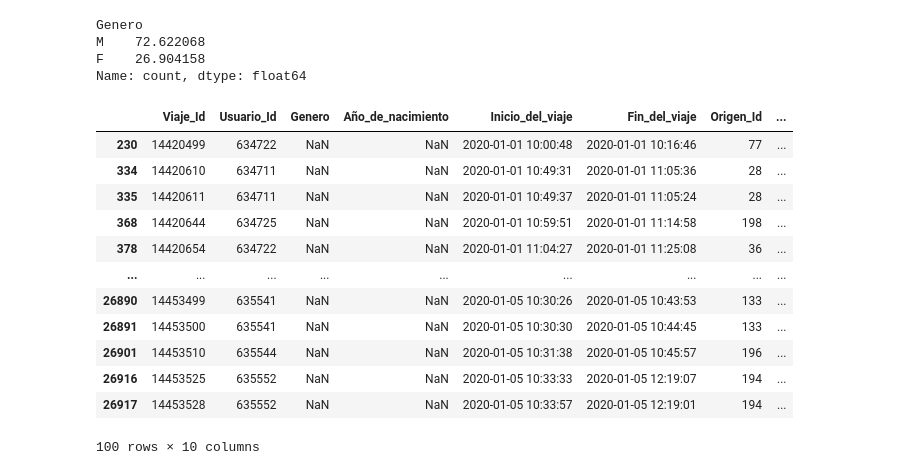
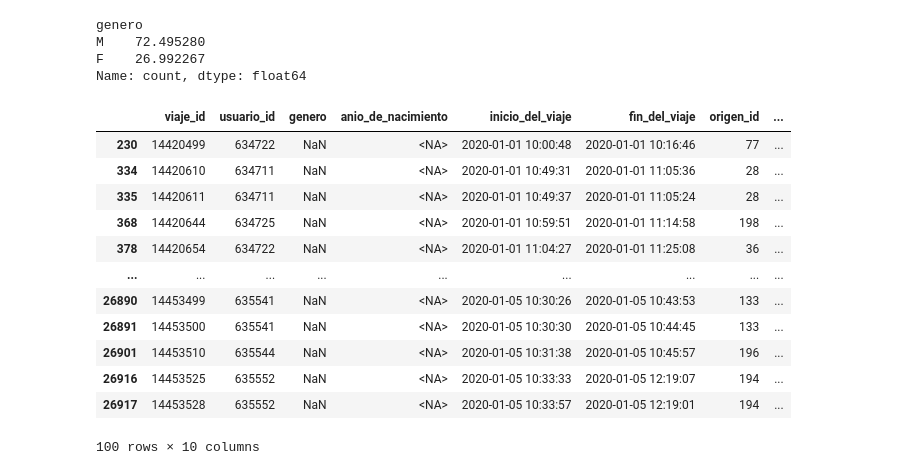
Before and after one commit to sanchezdavilaluisarturo/MLOps-ProyectoMiBici-Equipo7, a Jupyter notebook: notebooks/0.01-fat-exploracion-inicial.ipynb, the cells around one changed output. Saved outputs shown, nothing was run; the diff lists cells and outputs as text; code cells hidden in the pictures.

```diff
--- a/notebooks/0.01-fat-exploracion-inicial.ipynb
+++ b/notebooks/0.01-fat-exploracion-inicial.ipynb
@@ -109,5 +59,11 @@ df["Mes_redondeado"] = redondear_a_primer_dia_del_mes(df["Inicio_del_viaje"])
+# %%
+DATA_DIR = "../data/external"
+df = leer_todos_los_archivos(DATA_DIR)
+# %%
+df = leer_rango(DATA_DIR, (2020, 1), (2026, 9))
 # %%
-groupedby = df.groupby(df["Mes_redondeado"])['Viaje_Id'].count()
+df["mes_redondeado"] = redondear_a_primer_dia_del_mes(df["inicio_del_viaje"])
+groupedby = df.groupby(df["mes_redondeado"])['viaje_id'].count()
 
 plt.plot(groupedby.index, groupedby)
 plt.xlabel("Fecha de inicio de viaje")
@@ -155,7 +109,7 @@ columns_with_variance = null_matrix.loc[:, null_matrix.var() > 0].columns
 # %%
 # Los ids no se deben analizar como numéricos (absurdamente ineficiente, no hacer esto en prod)
 # Solo es para usar bien los describe() por ahora
-id_cols = ["Viaje_Id", "Usuario_Id", "Origen_Id", "Destino_Id"]
+id_cols = ["viaje_id", "usuario_id", "origen_id", "destino_id"]
 df[id_cols] = df[id_cols].astype(str)
 # %%
 cat_cols = df.select_dtypes(include=["str","object"]).columns.tolist()
@@ -180,26 +134,26 @@ cat_stats_df
 # %%
-df["Genero"].value_counts()*100/len(df)
+df["genero"].value_counts()*100/len(df)
 # %% [output]
-Genero
-M    72.622068
-F    26.904158
+genero
+M    72.495280
+F    26.992267
 Name: count, dtype: float64
 # %%
 # Qué ocurre cuando Genero es nulo?
-df[df["Genero"].isnull()].head(100)
+df[df["genero"].isnull()].head(100)
 # %% [output]
-|  | Viaje_Id | Usuario_Id | Genero | Año_de_nacimiento | Inicio_del_viaje | Fin_del_viaje | Origen_Id | ... |
-| 230 | 14420499 | 634722 | NaN | NaN | 2020-01-01 10:00:48 | 2020-01-01 10:16:46 | 77 | ... |
-| 334 | 14420610 | 634711 | NaN | NaN | 2020-01-01 10:49:31 | 2020-01-01 11:05:36 | 28 | ... |
-| 335 | 14420611 | 634711 | NaN | NaN | 2020-01-01 10:49:37 | 2020-01-01 11:05:24 | 28 | ... |
-| 368 | 14420644 | 634725 | NaN | NaN | 2020-01-01 10:59:51 | 2020-01-01 11:14:58 | 198 | ... |
-| 378 | 14420654 | 634722 | NaN | NaN | 2020-01-01 11:04:27 | 2020-01-01 11:25:08 | 36 | ... |
+|  | viaje_id | usuario_id | genero | anio_de_nacimiento | inicio_del_viaje | fin_del_viaje | origen_id | ... |
+| 230 | 14420499 | 634722 | NaN | <NA> | 2020-01-01 10:00:48 | 2020-01-01 10:16:46 | 77 | ... |
+| 334 | 14420610 | 634711 | NaN | <NA> | 2020-01-01 10:49:31 | 2020-01-01 11:05:36 | 28 | ... |
+| 335 | 14420611 | 634711 | NaN | <NA> | 2020-01-01 10:49:37 | 2020-01-01 11:05:24 | 28 | ... |
+| 368 | 14420644 | 634725 | NaN | <NA> | 2020-01-01 10:59:51 | 2020-01-01 11:14:58 | 198 | ... |
+| 378 | 14420654 | 634722 | NaN | <NA> | 2020-01-01 11:04:27 | 2020-01-01 11:25:08 | 36 | ... |
 | ... | ... | ... | ... | ... | ... | ... | ... | ... |
-| 26890 | 14453499 | 635541 | NaN | NaN | 2020-01-05 10:30:26 | 2020-01-05 10:43:53 | 133 | ... |
-| 26891 | 14453500 | 635541 | NaN | NaN | 2020-01-05 10:30:30 | 2020-01-05 10:44:45 | 133 | ... |
-| 26901 | 14453510 | 635544 | NaN | NaN | 2020-01-05 10:31:38 | 2020-01-05 10:45:57 | 196 | ... |
-| 26916 | 14453525 | 635552 | NaN | NaN | 2020-01-05 10:33:33 | 2020-01-05 12:19:07 | 194 | ... |
-| 26917 | 14453528 | 635552 | NaN | NaN | 2020-01-05 10:33:57 | 2020-01-05 12:19:01 | 194 | ... |
+| 26890 | 14453499 | 635541 | NaN | <NA> | 2020-01-05 10:30:26 | 2020-01-05 10:43:53 | 133 | ... |
+| 26891 | 14453500 | 635541 | NaN | <NA> | 2020-01-05 10:30:30 | 2020-01-05 10:44:45 | 133 | ... |
+| 26901 | 14453510 | 635544 | NaN | <NA> | 2020-01-05 10:31:38 | 2020-01-05 10:45:57 | 196 | ... |
+| 26916 | 14453525 | 635552 | NaN | <NA> | 2020-01-05 10:33:33 | 2020-01-05 12:19:07 | 194 | ... |
+| 26917 | 14453528 | 635552 | NaN | <NA> | 2020-01-05 10:33:57 | 2020-01-05 12:19:01 | 194 | ... |
 100 rows × 10 columns
 # %%
 num_stats_df = df[num_cols].describe().T
```
Also changed, not shown: parts of 38 cells of this notebook.
